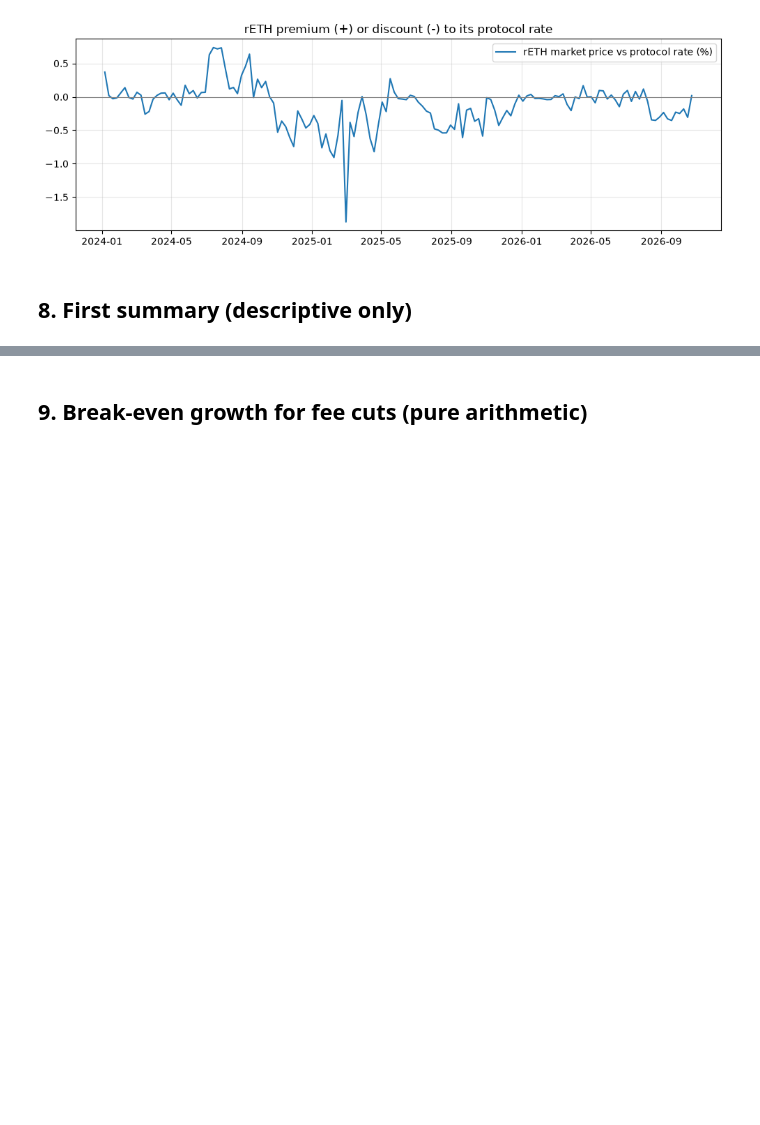
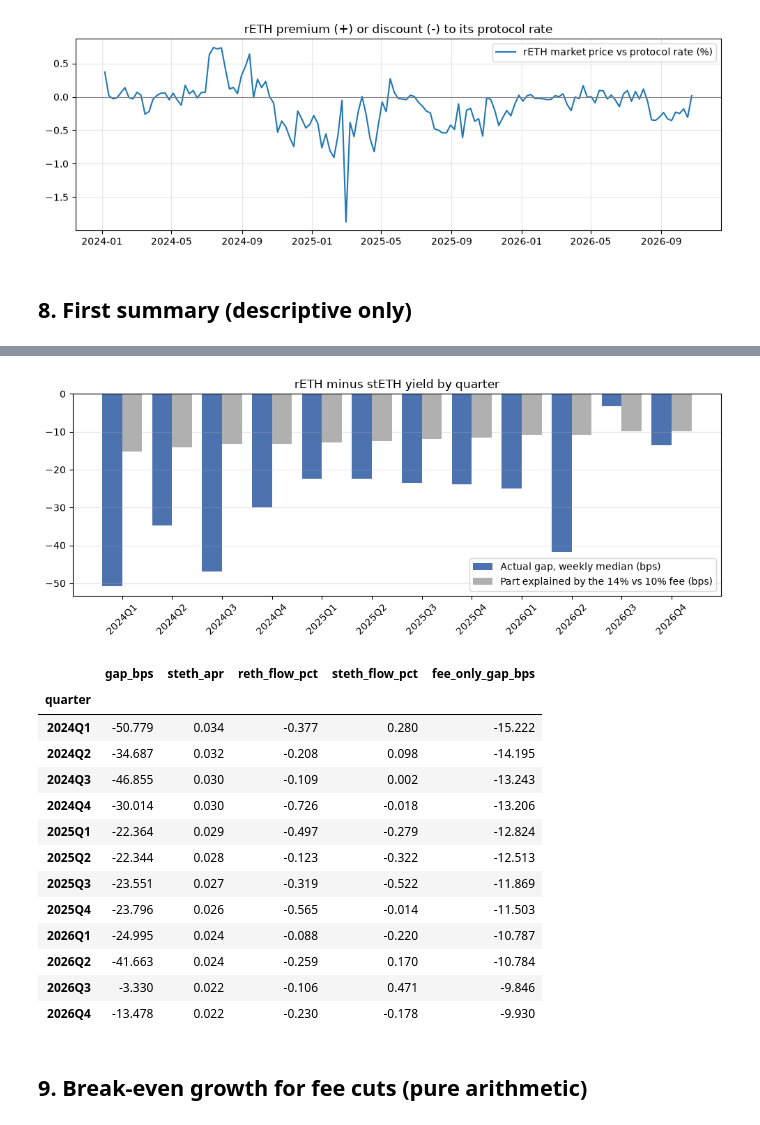
Before and after one commit to NishikawaButterfly/reth-competitiveness-study, a Jupyter notebook: results/reth_study_v2_executed.ipynb, the cells around one changed output, grey strips where cells are left out. Drawn from its saved outputs; the diff is of its cells as text; code cells hidden in the pictures; blank space fills up the shorter version.

```diff
--- a/results/reth_study_v2_executed.ipynb
+++ b/results/reth_study_v2_executed.ipynb
@@ -417,3 +448,37 @@ summary
+# %%
+# Quarterly view: actual yield gap against the part the fee difference explains
+q = (panel.assign(quarter=panel["date"].dt.tz_convert(None).dt.to_period("Q"))
+          .groupby("quarter")
+          .agg(gap_bps=("gap_bps", "median"), steth_apr=("steth_apr", "median"),
+               reth_flow_pct=("net_flow_pct", "median"), steth_flow_pct=("steth_flow_pct", "median")))
+q["fee_only_gap_bps"] = -(sum(FEE_NOW) - LIDO_FEE) * q["steth_apr"] / (1 - LIDO_FEE) * 1e4
+save_csv(q.reset_index().astype({"quarter": str}), "quarterly.csv")
+
+fig, ax = plt.subplots(figsize=(10, 4))
+x = np.arange(len(q))
+ax.bar(x - 0.2, q["gap_bps"], width=0.4, label="Actual gap, weekly median (bps)", color="#4c72b0")
+ax.bar(x + 0.2, q["fee_only_gap_bps"], width=0.4, label="Part explained by the 14% vs 10% fee (bps)", color="#b0b0b0")
+ax.set_xticks(x); ax.set_xticklabels([str(p) for p in q.index], rotation=45)
+ax.axhline(0, color="black", linewidth=0.8); ax.grid(alpha=0.3, axis="y"); ax.legend()
+ax.set_title("rETH minus stETH yield by quarter")
+fig.tight_layout(); fig.savefig(os.path.join(OUT_DIR, "chart_quarterly_gap.png"), dpi=150); plt.show()
+q.round(3)
+# %% [output]
+[figure, added]
+|  | gap_bps | steth_apr | reth_flow_pct | steth_flow_pct | fee_only_gap_bps |
+| quarter |  |  |  |  |  |
+| 2024Q1 | -50.779 | 0.034 | -0.377 | 0.280 | -15.222 |
+| 2024Q2 | -34.687 | 0.032 | -0.208 | 0.098 | -14.195 |
+| 2024Q3 | -46.855 | 0.030 | -0.109 | 0.002 | -13.243 |
+| 2024Q4 | -30.014 | 0.030 | -0.726 | -0.018 | -13.206 |
+| 2025Q1 | -22.364 | 0.029 | -0.497 | -0.279 | -12.824 |
+| 2025Q2 | -22.344 | 0.028 | -0.123 | -0.322 | -12.513 |
+| 2025Q3 | -23.551 | 0.027 | -0.319 | -0.522 | -11.869 |
+| 2025Q4 | -23.796 | 0.026 | -0.565 | -0.014 | -11.503 |
+| 2026Q1 | -24.995 | 0.024 | -0.088 | -0.220 | -10.787 |
+| 2026Q2 | -41.663 | 0.024 | -0.259 | 0.170 | -10.784 |
+| 2026Q3 | -3.330 | 0.022 | -0.106 | 0.471 | -9.846 |
+| 2026Q4 | -13.478 | 0.022 | -0.230 | -0.178 | -9.930 |
 # %% [markdown]
 ## 9. Break-even growth for fee cuts (pure arithmetic)
 # %%
```
Also changed, not shown: parts of 7 cells of this notebook, 5 other files.
